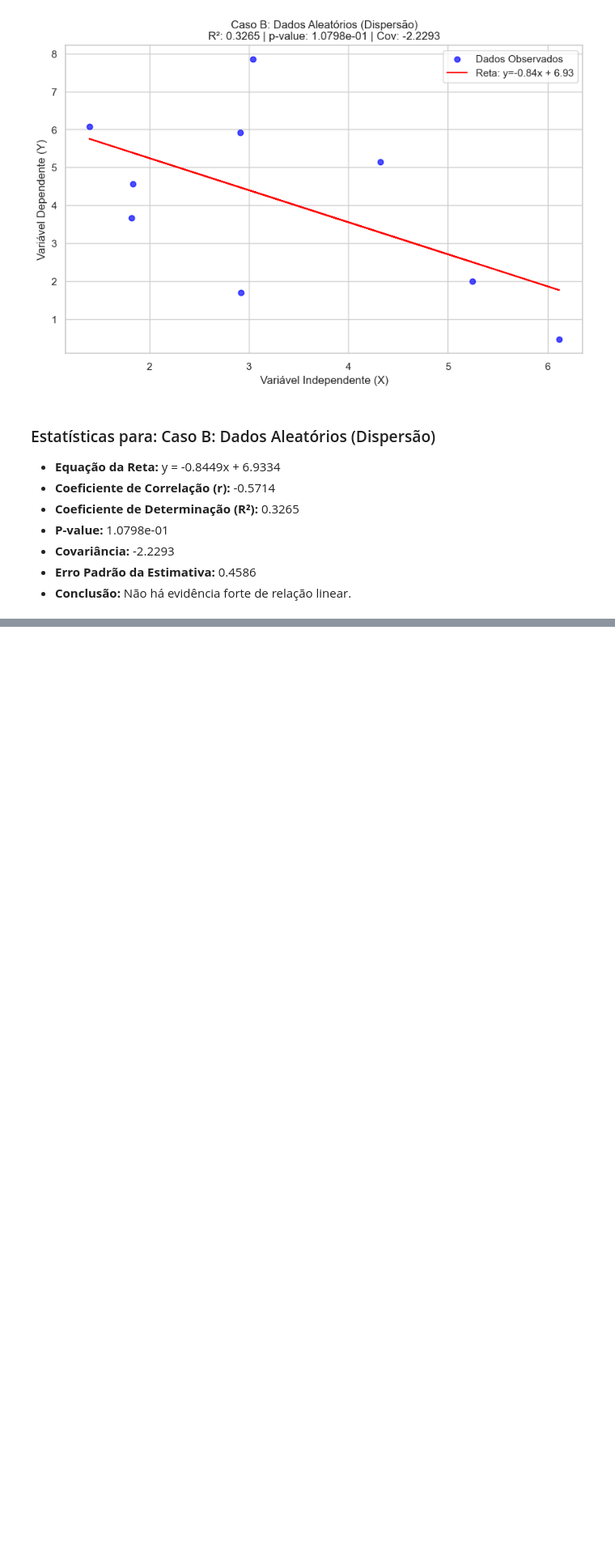
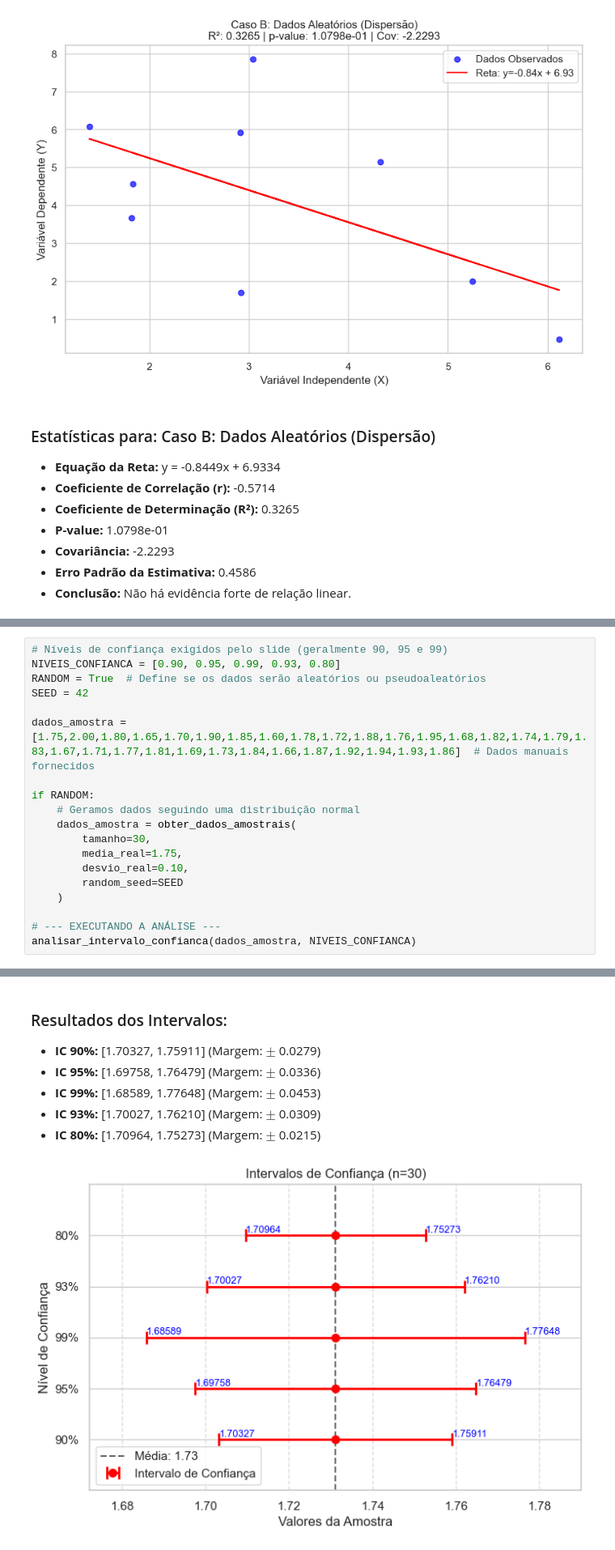
Before and after one commit to reali-705/matematica_computacional, a Jupyter notebook: atividades/atividade2-2.ipynb, the cells around one changed output, grey strips where cells are left out. Shown at 81% size. Saved outputs shown, nothing was run; the diff lists cells and outputs as text; blank space fills up the shorter version.

Commit message:
wip: aplicando o calculo do intervalo de confiança

```diff
--- a/atividades/atividade2-2.ipynb
+++ b/atividades/atividade2-2.ipynb
@@ -131,0 +251,20 @@ analisar_regressao_linear(x_random, y_random, "Caso B: Dados Aleatórios (Disper
+# %%
+# Níveis de confiança exigidos pelo slide (geralmente 90, 95 e 99)
+NIVEIS_CONFIANCA = [0.90, 0.95, 0.99, 0.93, 0.80]
+RANDOM = True  # Define se os dados serão aleatórios ou pseudoaleatórios
+SEED = 42
+
+dados_amostra = [1.75,2.00,1.80,1.65,1.70,1.90,1.85,1.60,1.78,1.72,1.88,1.76,1.95,1.68,1.82,1.74,1.79,1.83,1.67,1.71,1.77,1.81,1.69,1.73,1.84,1.66,1.87,1.92,1.94,1.93,1.86]  # Dados manuais fornecidos
+
+if RANDOM:
+    # Geramos dados seguindo uma distribuição normal
+    dados_amostra = obter_dados_amostrais(
+        tamanho=30,
+        media_real=1.75,
+        desvio_real=0.10,
+        random_seed=SEED
+    )
+
+# --- EXECUTANDO A ANÁLISE ---
+analisar_intervalo_confianca(dados_amostra, NIVEIS_CONFIANCA)
+# %% [output]
@@ -131,0 +276,7 @@ analisar_regressao_linear(x_random, y_random, "Caso B: Dados Aleatórios (Disper
+### Resultados dos Intervalos:
+- **IC 90%:** [1.70327, 1.75911] (Margem: $\pm$ 0.0279)
+- **IC 95%:** [1.69758, 1.76479] (Margem: $\pm$ 0.0336)
+- **IC 99%:** [1.68589, 1.77648] (Margem: $\pm$ 0.0453)
+- **IC 93%:** [1.70027, 1.76210] (Margem: $\pm$ 0.0309)
+- **IC 80%:** [1.70964, 1.75273] (Margem: $\pm$ 0.0215)
+[figure, added]
```
Also changed, not shown: parts of 5 cells of this notebook.
